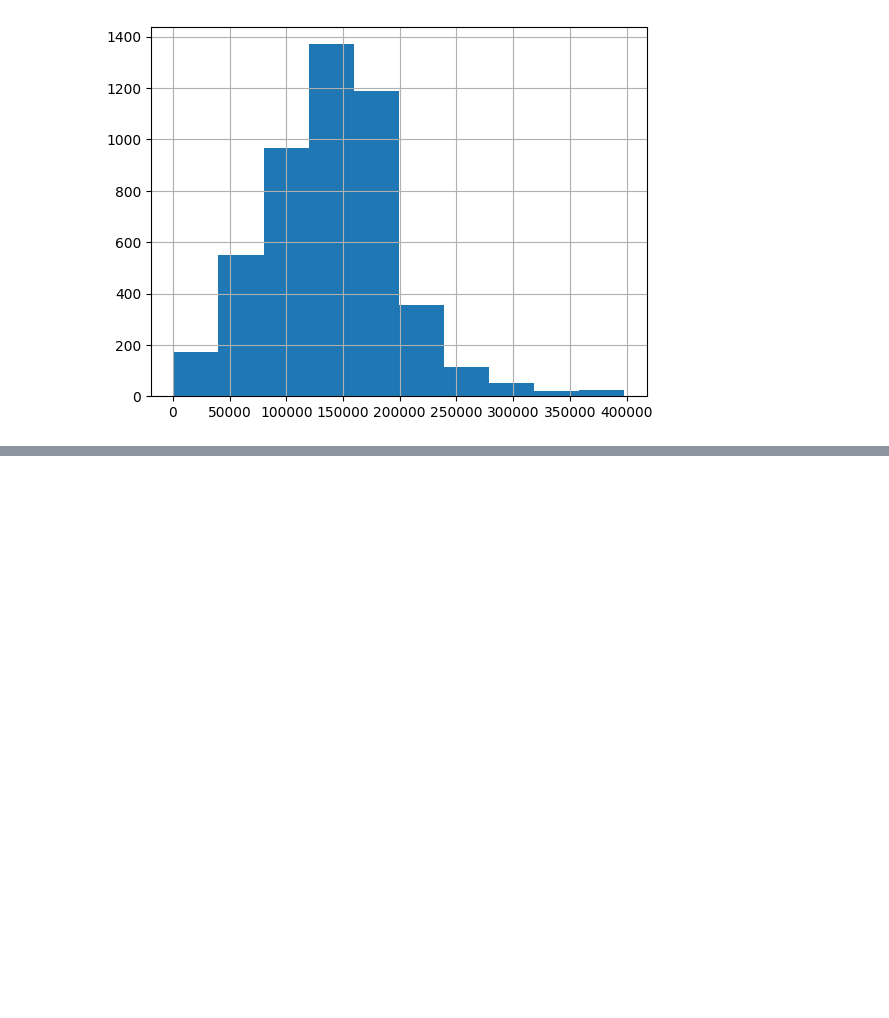
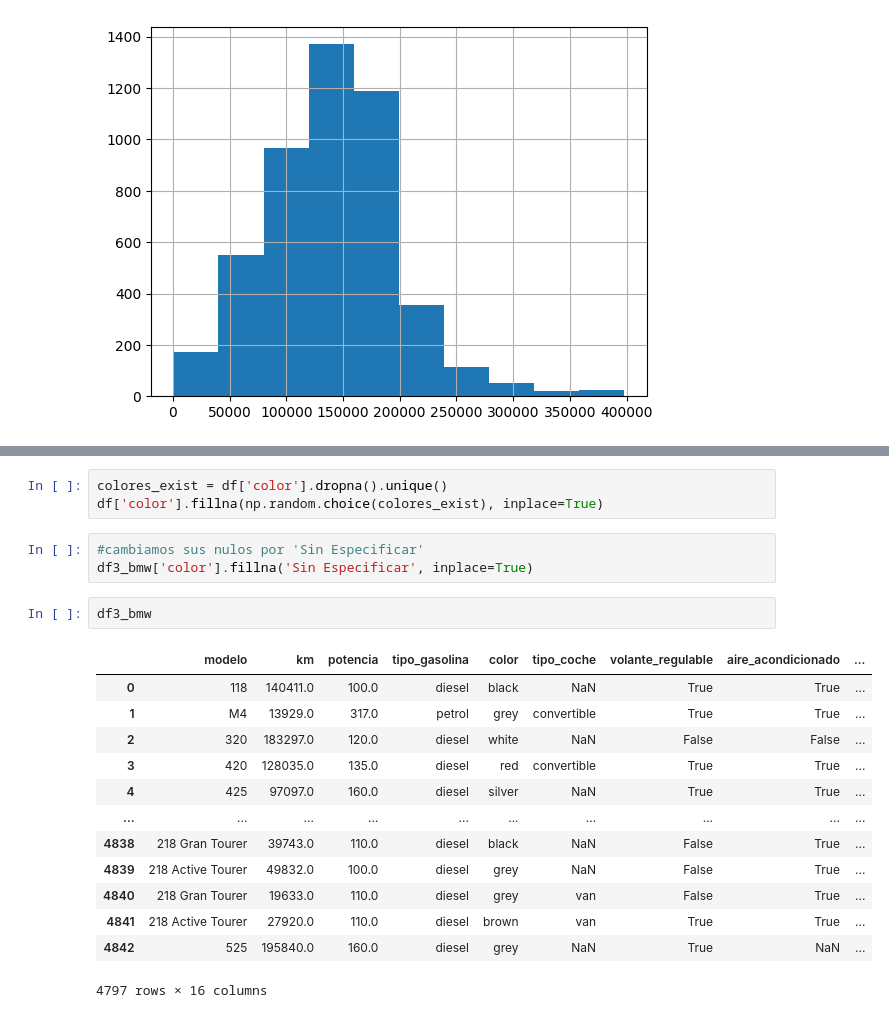
Before and after one commit to SyM97/primer_entregable, a Jupyter notebook: practica_entregable_Daniel_Gonzalez.ipynb, the cells around one changed output, grey strips where cells are left out. Saved outputs shown, nothing was run; the diff lists cells and outputs as text; blank space fills up the shorter version.

```diff
--- a/practica_entregable_Daniel_Gonzalez.ipynb
+++ b/practica_entregable_Daniel_Gonzalez.ipynb
@@ -174,0 +226,22 @@ M135                 1
+# %%
+colores_exist = df['color'].dropna().unique()
+df['color'].fillna(np.random.choice(colores_exist), inplace=True)
+# %%
+#cambiamos sus nulos por 'Sin Especificar'
+df3_bmw['color'].fillna('Sin Especificar', inplace=True)
+# %%
+df3_bmw
+# %% [output]
+|  | modelo | km | potencia | tipo_gasolina | color | tipo_coche | volante_regulable | aire_acondicionado | ... |
+| 0 | 118 | 140411.0 | 100.0 | diesel | black | NaN | True | True | ... |
+| 1 | M4 | 13929.0 | 317.0 | petrol | grey | convertible | True | True | ... |
+| 2 | 320 | 183297.0 | 120.0 | diesel | white | NaN | False | False | ... |
+| 3 | 420 | 128035.0 | 135.0 | diesel | red | convertible | True | True | ... |
+| 4 | 425 | 97097.0 | 160.0 | diesel | silver | NaN | True | True | ... |
+| ... | ... | ... | ... | ... | ... | ... | ... | ... | ... |
+| 4838 | 218 Gran Tourer | 39743.0 | 110.0 | diesel | black | NaN | False | True | ... |
+| 4839 | 218 Active Tourer | 49832.0 | 100.0 | diesel | grey | NaN | False | True | ... |
+| 4840 | 218 Gran Tourer | 19633.0 | 110.0 | diesel | grey | van | False | True | ... |
+| 4841 | 218 Active Tourer | 27920.0 | 110.0 | diesel | brown | van | True | True | ... |
+| 4842 | 525 | 195840.0 | 160.0 | diesel | grey | NaN | True | NaN | ... |
+4797 rows × 16 columns
```
Also changed, not shown: parts of 15 cells of this notebook.
